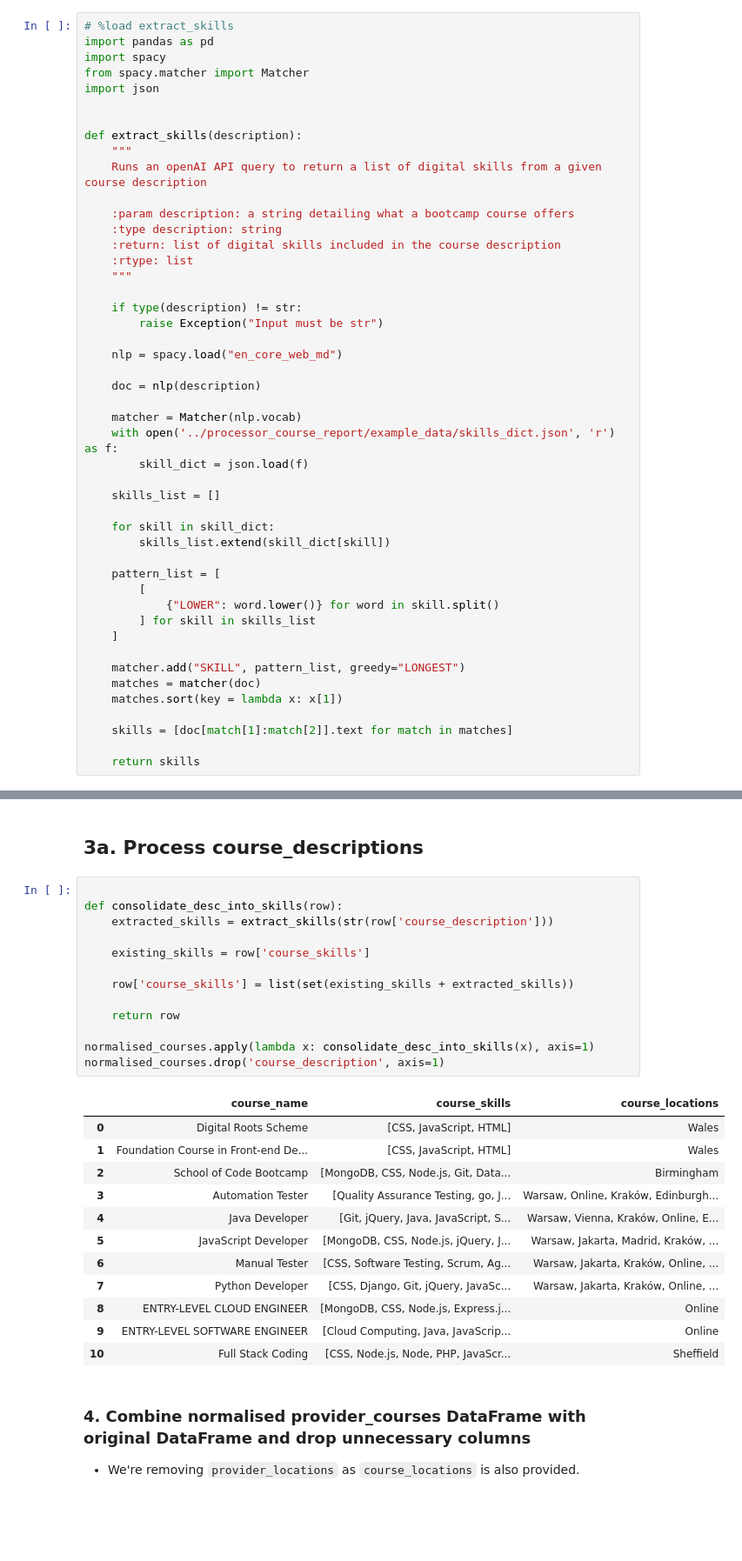
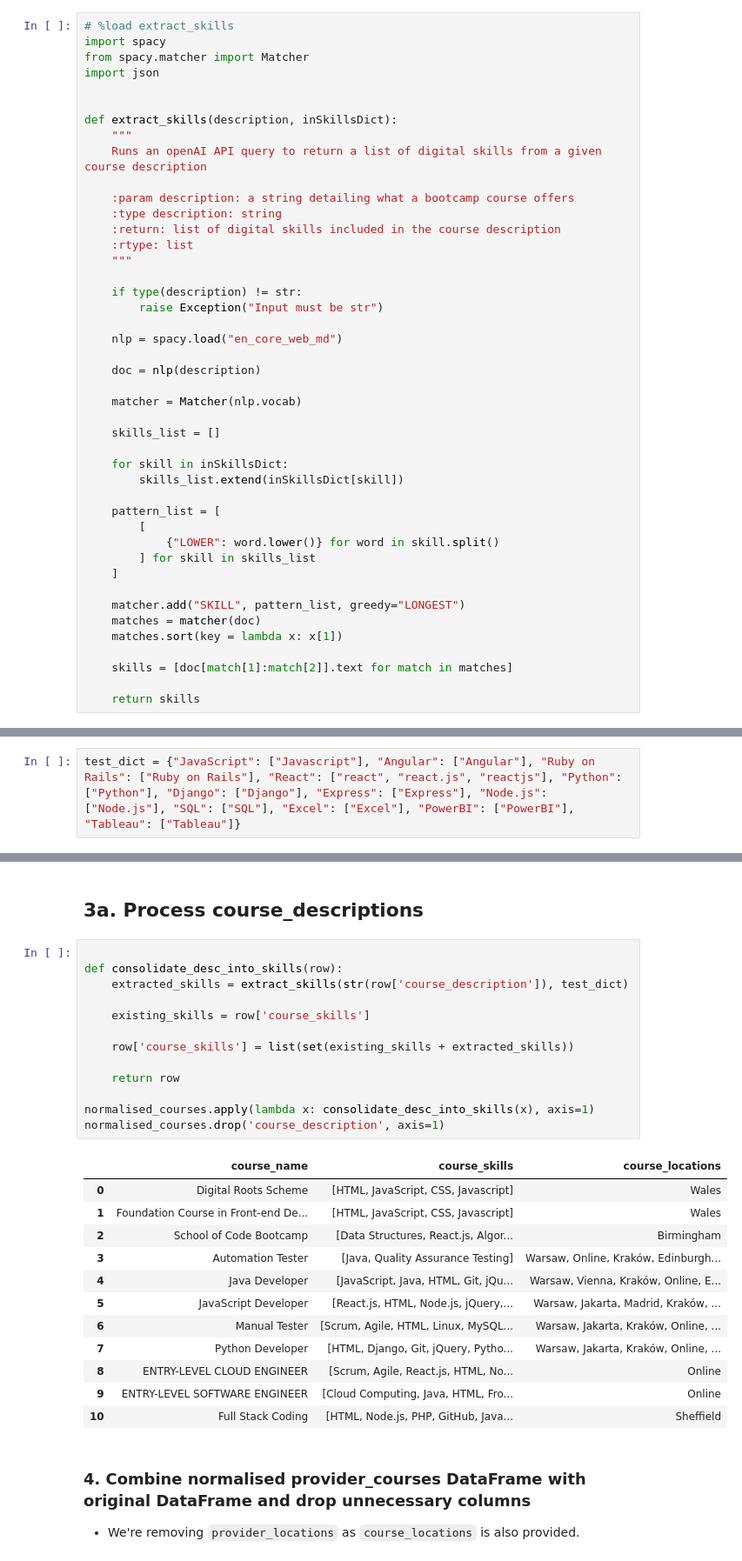
Before and after one commit to beaver-factory/bootcamp_benchmark, a Jupyter notebook: processors/processor_course_report/app.ipynb, the cells around one changed output, grey strips where cells are left out. Shown at 87% size. Cells and saved outputs as stored; diff of their text form; blank space fills up the shorter version.

Commit message:
refactor: create test skills dict as example

```diff
--- a/processors/processor_course_report/app.ipynb
+++ b/processors/processor_course_report/app.ipynb
@@ -3,12 +6,11 @@
 # %%
 # %load extract_skills
-import pandas as pd
 import spacy
 from spacy.matcher import Matcher
 import json
 
 
-def extract_skills(description):
+def extract_skills(description, inSkillsDict):
     """
     Runs an openAI API query to return a list of digital skills from a given course description
 
@@ -26,13 +28,11 @@ def extract_skills(description):
     doc = nlp(description)
 
     matcher = Matcher(nlp.vocab)
-    with open('../processor_course_report/example_data/skills_dict.json', 'r') as f:
-        skill_dict = json.load(f)
 
     skills_list = []
 
-    for skill in skill_dict:
-        skills_list.extend(skill_dict[skill])
+    for skill in inSkillsDict:
+        skills_list.extend(inSkillsDict[skill])
 
     pattern_list = [
         [
@@ -50,3 +54,5 @@ def extract_skills(description):
+# %%
+test_dict = {"JavaScript": ["Javascript"], "Angular": ["Angular"], "Ruby on Rails": ["Ruby on Rails"], "React": ["react", "react.js", "reactjs"], "Python": ["Python"], "Django": ["Django"], "Express": ["Express"], "Node.js": ["Node.js"], "SQL": ["SQL"], "Excel": ["Excel"], "PowerBI": ["PowerBI"], "Tableau": ["Tableau"]}
 # %% [markdown]
 ### 1. Read json file into DataFrame
 
@@ -86,29 +92,29 @@ normalised_courses.head()
 # %%
 
 def consolidate_desc_into_skills(row):
-    extracted_skills = extract_skills(str(row['course_description']))
+    extracted_skills = extract_skills(str(row['course_description']), test_dict)
 
     existing_skills = row['course_skills']
 
     row['course_skills'] = list(set(existing_skills + extracted_skills))
 
     return row
 
 normalised_courses.apply(lambda x: consolidate_desc_into_skills(x), axis=1)
 normalised_courses.drop('course_description', axis=1)
 # %% [output]
 |  | course_name | course_skills | course_locations |
-| 0 | Digital Roots Scheme | [CSS, JavaScript, HTML] | Wales |
-| 1 | Foundation Course in Front-end De... | [CSS, JavaScript, HTML] | Wales |
-| 2 | School of Code Bootcamp | [MongoDB, CSS, Node.js, Git, Data... | Birmingham |
-| 3 | Automation Tester | [Quality Assurance Testing, go, J... | Warsaw, Online, Kraków, Edinburgh... |
-| 4 | Java Developer | [Git, jQuery, Java, JavaScript, S... | Warsaw, Vienna, Kraków, Online, E... |
-| 5 | JavaScript Developer | [MongoDB, CSS, Node.js, jQuery, J... | Warsaw, Jakarta, Madrid, Kraków, ... |
-| 6 | Manual Tester | [CSS, Software Testing, Scrum, Ag... | Warsaw, Jakarta, Kraków, Online, ... |
-| 7 | Python Developer | [CSS, Django, Git, jQuery, JavaSc... | Warsaw, Jakarta, Kraków, Online, ... |
-| 8 | ENTRY-LEVEL CLOUD ENGINEER | [MongoDB, CSS, Node.js, Express.j... | Online |
-| 9 | ENTRY-LEVEL SOFTWARE ENGINEER | [Cloud Computing, Java, JavaScrip... | Online |
-| 10 | Full Stack Coding | [CSS, Node.js, Node, PHP, JavaScr... | Sheffield |
+| 0 | Digital Roots Scheme | [HTML, JavaScript, CSS, Javascript] | Wales |
+| 1 | Foundation Course in Front-end De... | [HTML, JavaScript, CSS, Javascript] | Wales |
+| 2 | School of Code Bootcamp | [Data Structures, React.js, Algor... | Birmingham |
+| 3 | Automation Tester | [Java, Quality Assurance Testing] | Warsaw, Online, Kraków, Edinburgh... |
+| 4 | Java Developer | [JavaScript, Java, HTML, Git, jQu... | Warsaw, Vienna, Kraków, Online, E... |
+| 5 | JavaScript Developer | [React.js, HTML, Node.js, jQuery,... | Warsaw, Jakarta, Madrid, Kraków, ... |
+| 6 | Manual Tester | [Scrum, Agile, HTML, Linux, MySQL... | Warsaw, Jakarta, Kraków, Online, ... |
+| 7 | Python Developer | [HTML, Django, Git, jQuery, Pytho... | Warsaw, Jakarta, Kraków, Online, ... |
+| 8 | ENTRY-LEVEL CLOUD ENGINEER | [Scrum, Agile, React.js, HTML, No... | Online |
+| 9 | ENTRY-LEVEL SOFTWARE ENGINEER | [Cloud Computing, Java, HTML, Fro... | Online |
+| 10 | Full Stack Coding | [HTML, Node.js, PHP, GitHub, Java... | Sheffield |
 # %% [markdown]
 ### 4. Combine normalised provider_courses DataFrame with original DataFrame and drop unnecessary columns
 
```
Also changed, not shown: parts of 7 cells of this notebook.
